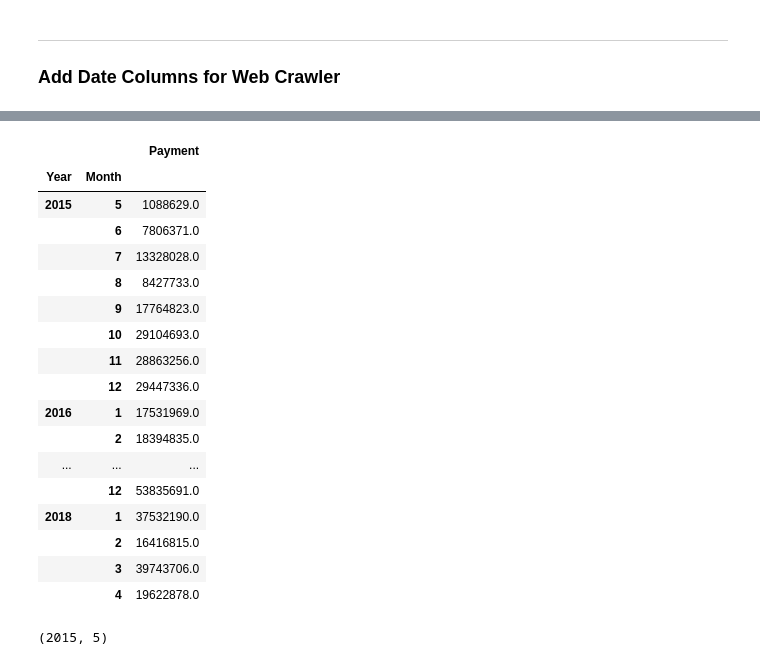
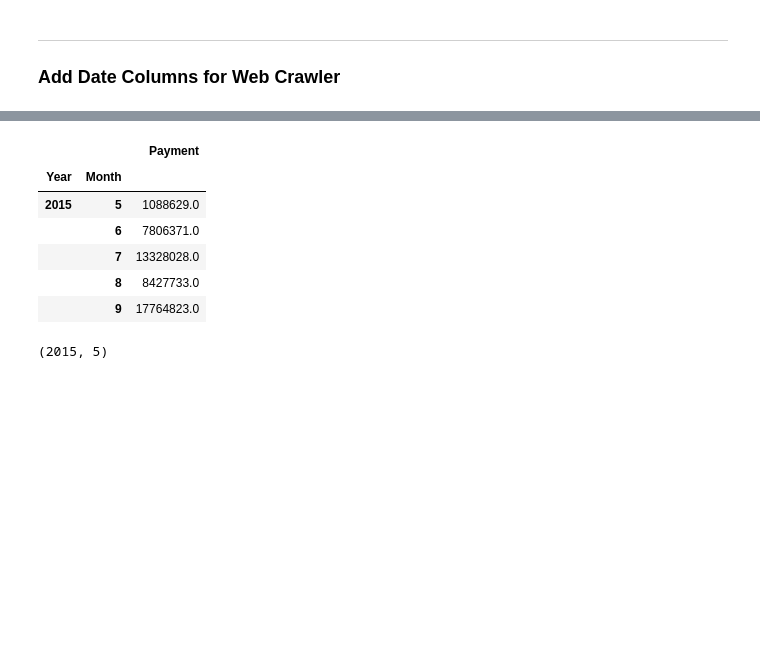
Before and after one commit to snowflakedong/107-1_Python_Project, a Jupyter notebook: Week_2/Homework.ipynb, the cells around one changed output, grey strips where cells are left out. Cells and saved outputs as stored; diff of their text form; code cells hidden in the pictures; blank space fills up the shorter version.

```diff
--- a/Week_2/Homework.ipynb
+++ b/Week_2/Homework.ipynb
@@ -78,25 +66,14 @@ data
 # %%
 group = data.groupby(['Year', 'Month']).sum()
-group
+group.head()
 # %% [output]
 |  |  | Payment |
 | Year | Month |  |
 | 2015 | 5 | 1088629.0 |
 |  | 6 | 7806371.0 |
 |  | 7 | 13328028.0 |
 |  | 8 | 8427733.0 |
 |  | 9 | 17764823.0 |
-|  | 10 | 29104693.0 |
-|  | 11 | 28863256.0 |
-|  | 12 | 29447336.0 |
-| 2016 | 1 | 17531969.0 |
-|  | 2 | 18394835.0 |
-| ... | ... | ... |
-|  | 12 | 53835691.0 |
-| 2018 | 1 | 37532190.0 |
-|  | 2 | 16416815.0 |
-|  | 3 | 39743706.0 |
-|  | 4 | 19622878.0 |
 # %%
 oldest = group.iloc[0].name
 oldest
```
Also changed, not shown: parts of 4 cells of this notebook.
